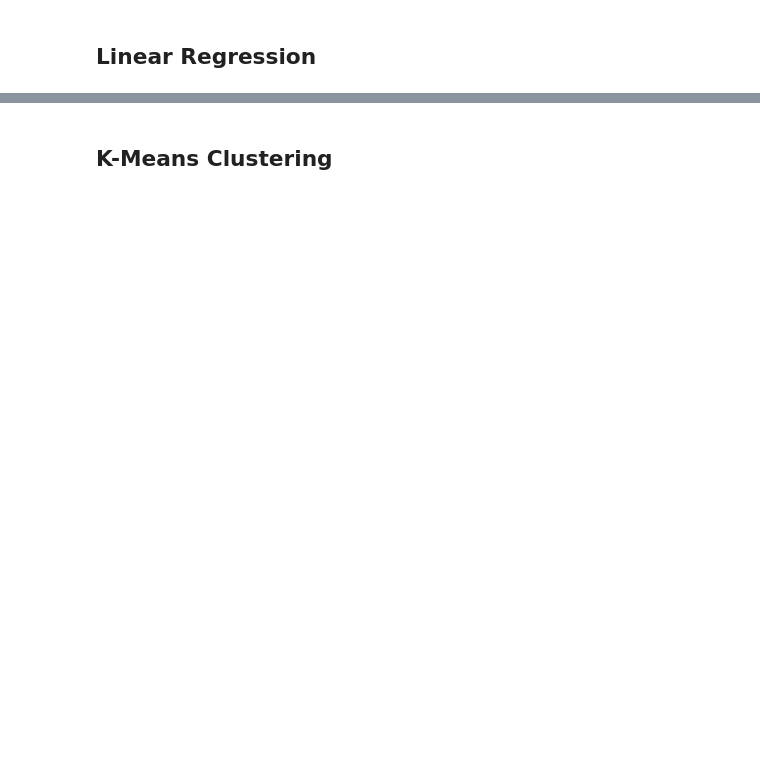
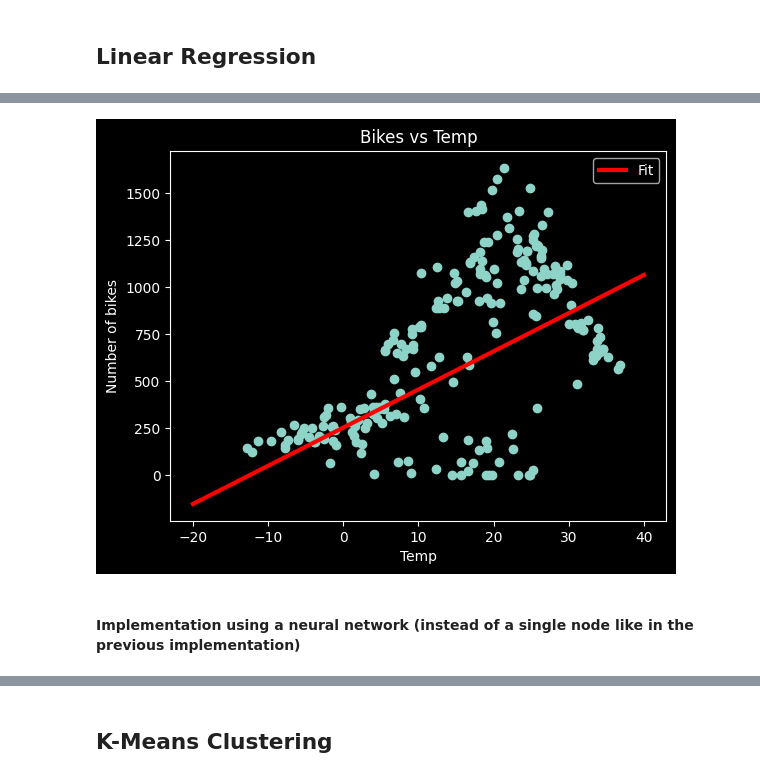
Before and after one commit to kingslayer1312/MLFE-freeCodeCamp, a Jupyter notebook: MLFE-freeCodeCamp.ipynb, the cells around one changed output, grey strips where cells are left out. Saved outputs shown, nothing was run; the diff lists cells and outputs as text; code cells hidden in the pictures; blank space fills up the shorter version.

```diff
--- a/MLFE-freeCodeCamp.ipynb
+++ b/MLFE-freeCodeCamp.ipynb
@@ -477,0 +692,10 @@ weighted avg       0.87      0.87      0.87      3804
+# %%
+plt.scatter(X_train_temp, y_train_temp)
+x = tf.linspace(-20, 40, 100)
+plt.plot(x, temp_nn_model.predict(np.array(x).reshape(-1, 1)), label="Fit", color="red", linewidth=3)
+plt.legend()
+plt.title("Bikes vs Temp")
+plt.ylabel("Number of bikes")
+plt.xlabel("Temp")
+plt.show()
+# %% [output]
@@ -477,0 +703,3 @@ weighted avg       0.87      0.87      0.87      3804
+[figure, added]
+# %% [markdown]
+#### Implementation using a neural network (instead of a single node like in the previous implementation)
```
Also changed, not shown: parts of 70 cells of this notebook, 2 other files.
